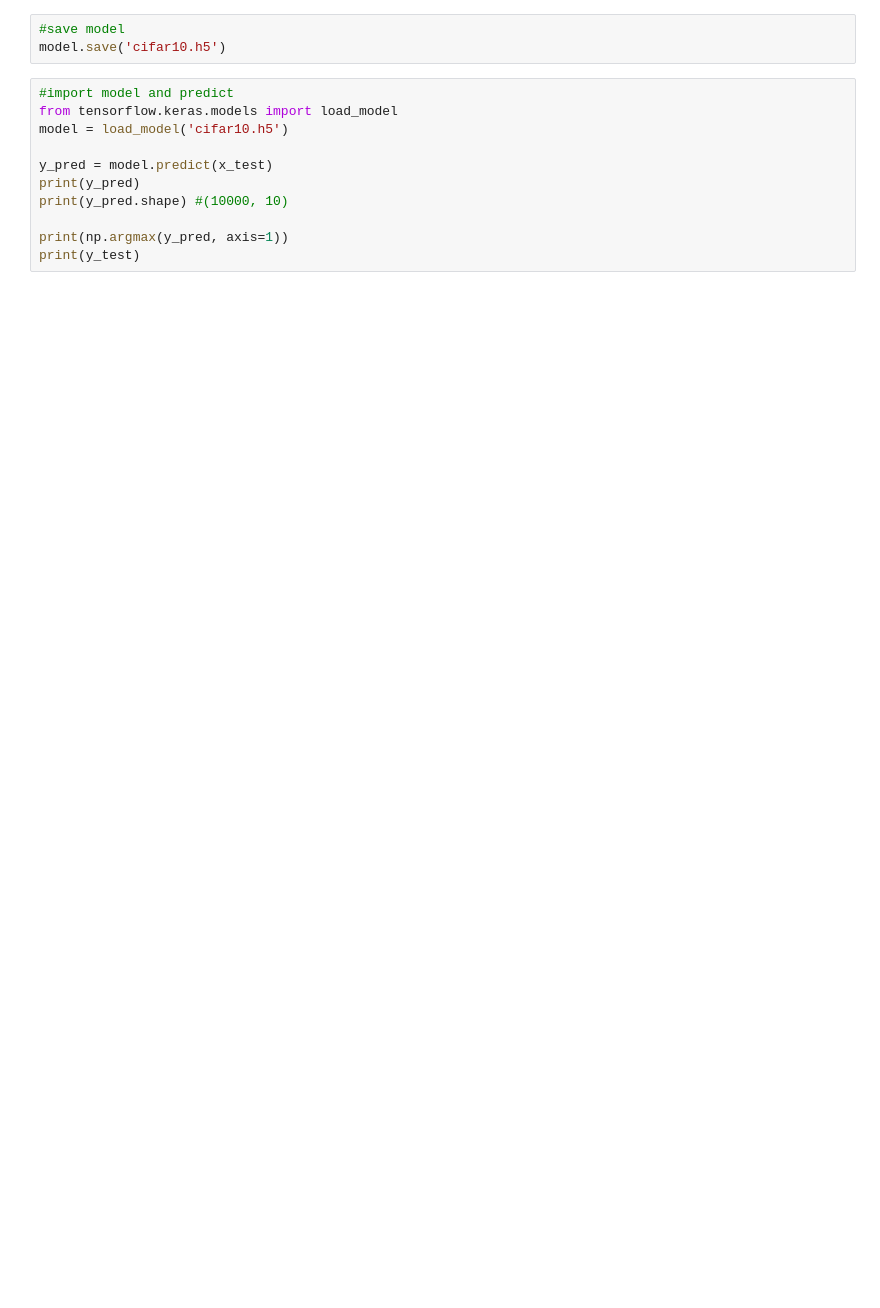
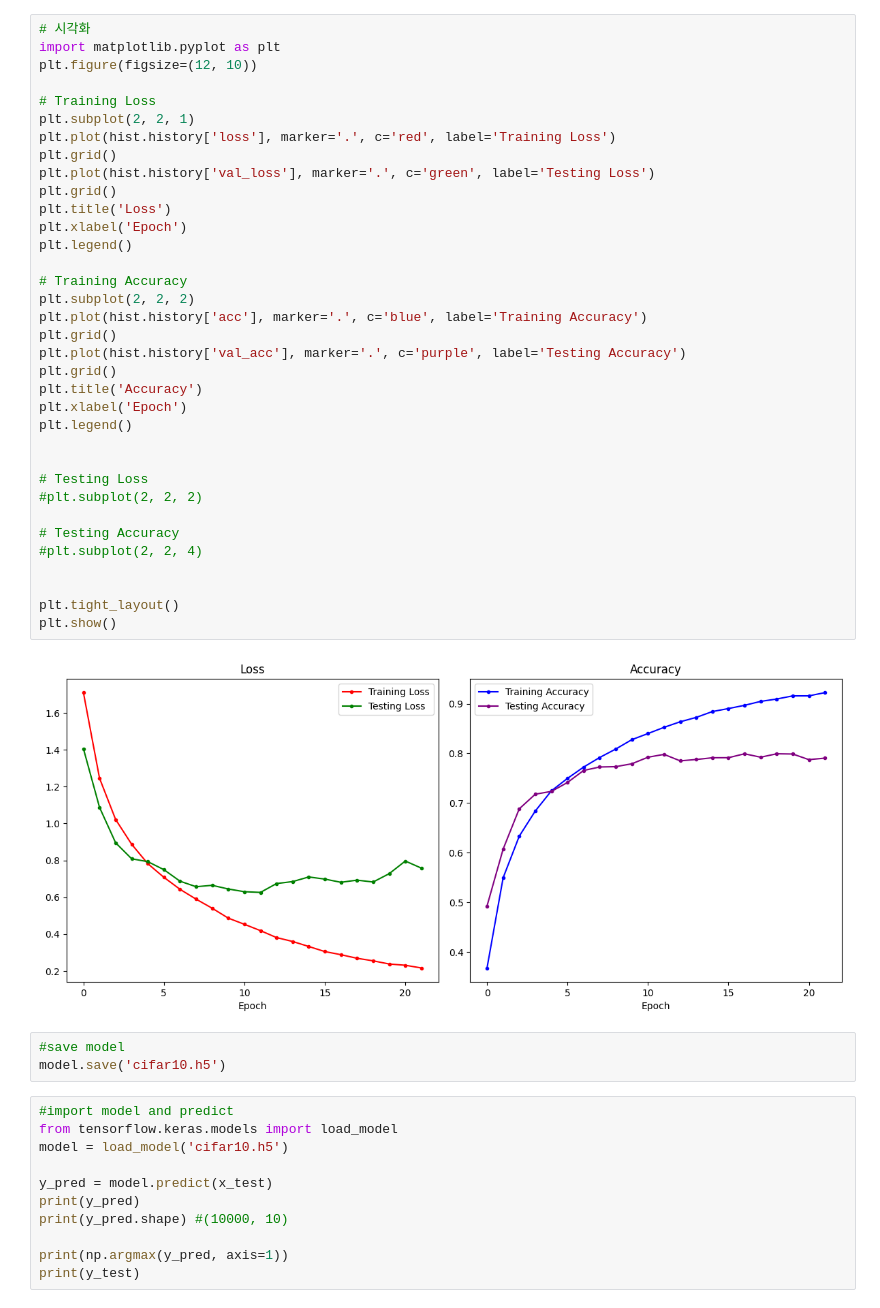
Before and after one commit to Subhangmokkarala/imageinsight, a Jupyter notebook: cifar10.ipynb, the cells around one changed output. Saved outputs shown, nothing was run; the diff lists cells and outputs as text; blank space fills up the shorter version.

```diff
--- a/cifar10.ipynb
+++ b/cifar10.ipynb
@@ -174,3 +137,40 @@ acc : 0.7973999977111816
+# %%
+# 시각화
+import matplotlib.pyplot as plt
+plt.figure(figsize=(12, 10))
+
+# Training Loss
+plt.subplot(2, 2, 1)
+plt.plot(hist.history['loss'], marker='.', c='red', label='Training Loss')
+plt.grid()
+plt.plot(hist.history['val_loss'], marker='.', c='green', label='Testing Loss')
+plt.grid()
+plt.title('Loss')
+plt.xlabel('Epoch')
+plt.legend()
+
+# Training Accuracy
+plt.subplot(2, 2, 2)
+plt.plot(hist.history['acc'], marker='.', c='blue', label='Training Accuracy')
+plt.grid()
+plt.plot(hist.history['val_acc'], marker='.', c='purple', label='Testing Accuracy')
+plt.grid()
+plt.title('Accuracy')
+plt.xlabel('Epoch')
+plt.legend()
+
+
+# Testing Loss
+#plt.subplot(2, 2, 2)
+
+# Testing Accuracy
+#plt.subplot(2, 2, 4)
+
+
+plt.tight_layout()
+plt.show()
+# %% [output]
+[figure, added]
 # %%
 #save model
 model.save('cifar10.h5')
```
Also changed, not shown: parts of 4 cells of this notebook, 2 other files.
